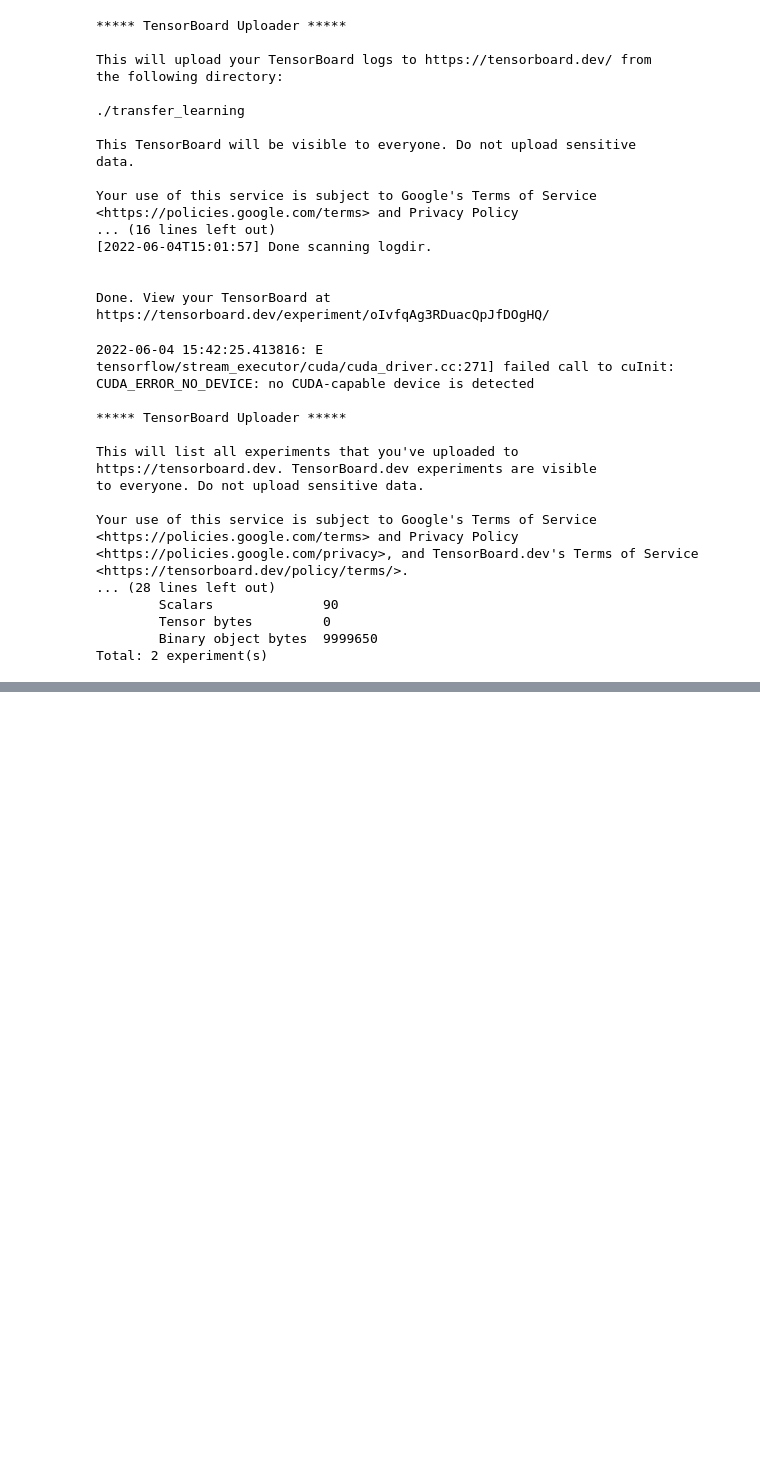
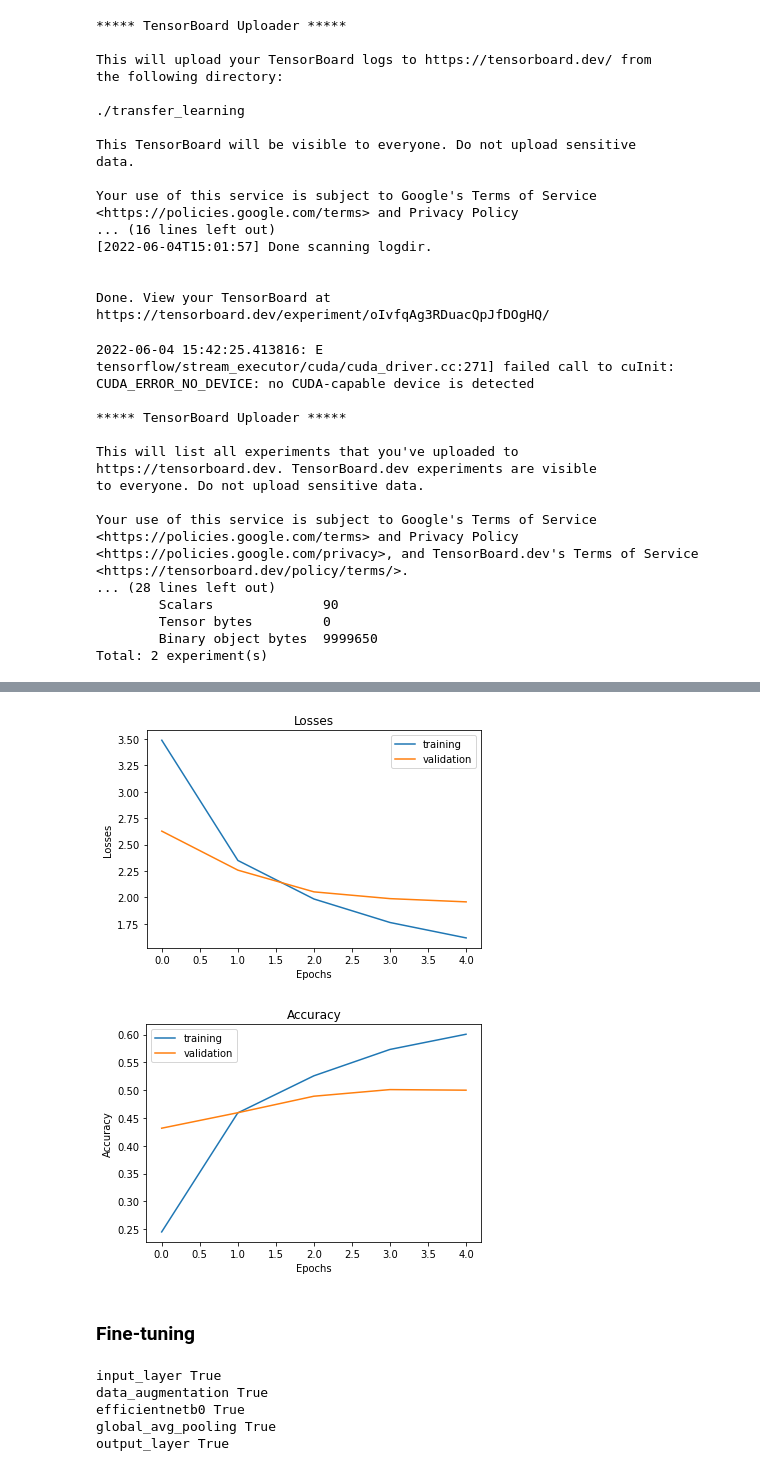
Before and after one commit to swagatk/tf_deep_learning, a Jupyter notebook: tf_food_vision.ipynb, the cells around one changed output, grey strips where cells are left out. Saved outputs shown, nothing was run; the diff lists cells and outputs as text; code cells hidden in the pictures; blank space fills up the shorter version.

```diff
--- a/tf_food_vision.ipynb
+++ b/tf_food_vision.ipynb
@@ -1797,0 +1878,26 @@ Total: 2 experiment(s)
+# %%
+# create data augmentation layer
+import tensorflow as tf
+
+data_augmentation = tf.keras.Sequential([
+  tf.keras.layers.RandomFlip("horizontal"),
+  tf.keras.layers.RandomRotation(0.2),
+  tf.keras.layers.RandomWidth(0.2),
+  tf.keras.layers.RandomHeight(0.2),
+  tf.keras.layers.RandomZoom(0.2),
+  #tf.keras.layers.Rescaling(1/255.0)  # for ResNet50V2
+], name='data_augmentation')
+# %%
+# setup the base model
+base_model = tf.keras.applications.EfficientNetB0(include_top=False)
+base_model.trainable = False
+
+inputs = tf.keras.layers.Input(shape=(224, 224, 3), name="input_layer")
+x = data_augmentation(inputs)
+x = base_model(x, training=False)
+x = tf.keras.layers.GlobalAveragePooling2D(name="global_avg_pooling")(x)
+outputs = tf.keras.layers.Dense(len(train_data_all_10_percent.class_names),
+                                activation="softmax",
+                                name="output_layer")(x)
+model = tf.keras.Model(inputs, outputs)
+model.summary()
@@ -1797,0 +1922,12 @@ Total: 2 experiment(s)
+# %%
+# compile & train the model
+model.compile(loss='categorical_crossentropy',
+              optimizer=tf.keras.optimizers.Adam(),
+              metrics=['accuracy'])
+
+# train
+history_all_classes_10_percent = model.fit(train_data_all_10_percent,
+                                           epochs=5,
+                                           validation_data=test_data,
+                                           validation_steps=int(0.15 * len(test_data)),
+                                           callbacks=[checkpoint_callback])
@@ -1797,0 +1951,7 @@ Total: 2 experiment(s)
+# %%
+plot_training_curves(history_all_classes_10_percent)
+# %% [output]
+[figure, added]
+[figure, added]
+# %% [markdown]
+### Fine-tuning
@@ -1797,0 +1967,9 @@ Total: 2 experiment(s)
+# %%
+for layer in model.layers:
+  print(layer.name, layer.trainable)
+# %% [output]
+input_layer True
+data_augmentation True
+efficientnetb0 True
+global_avg_pooling True
+output_layer True
```
Also changed, not shown: parts of 21 cells of this notebook.
